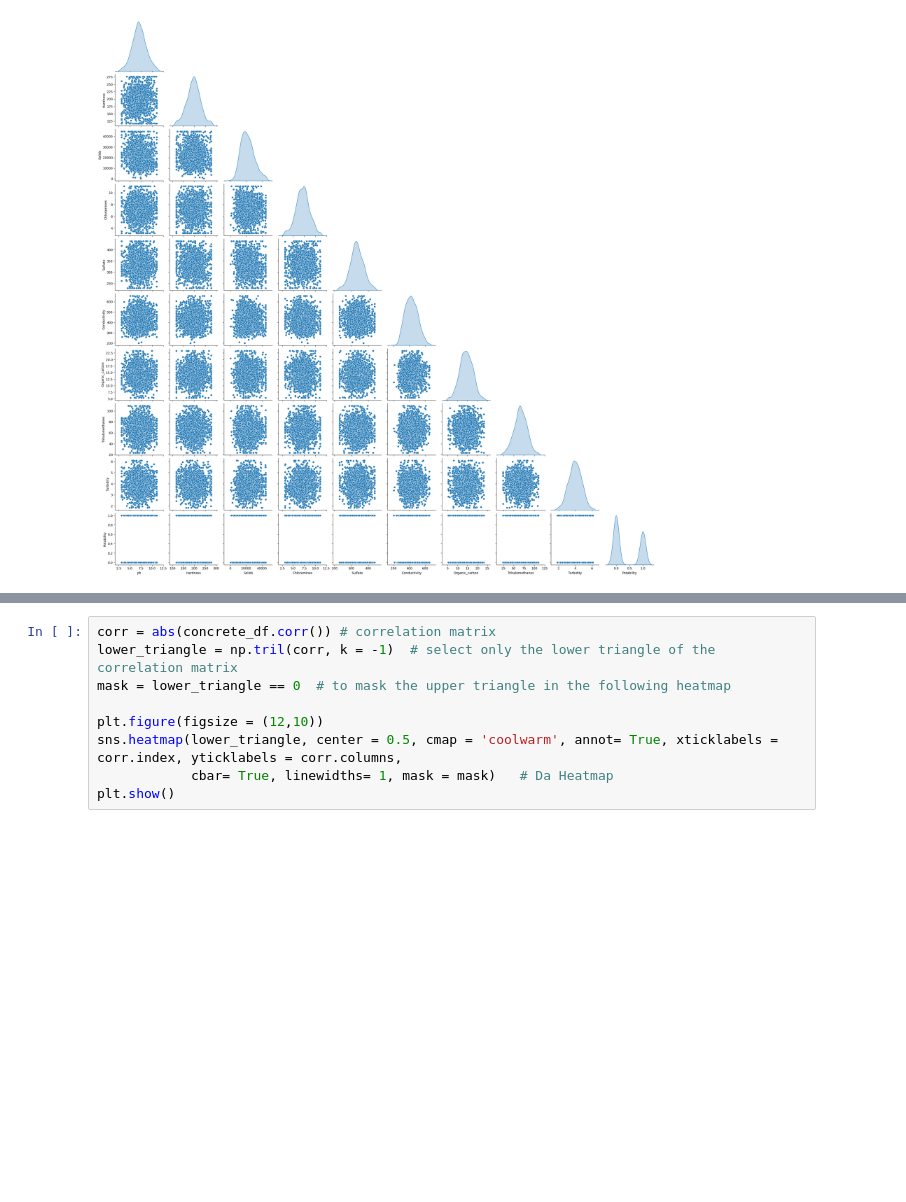
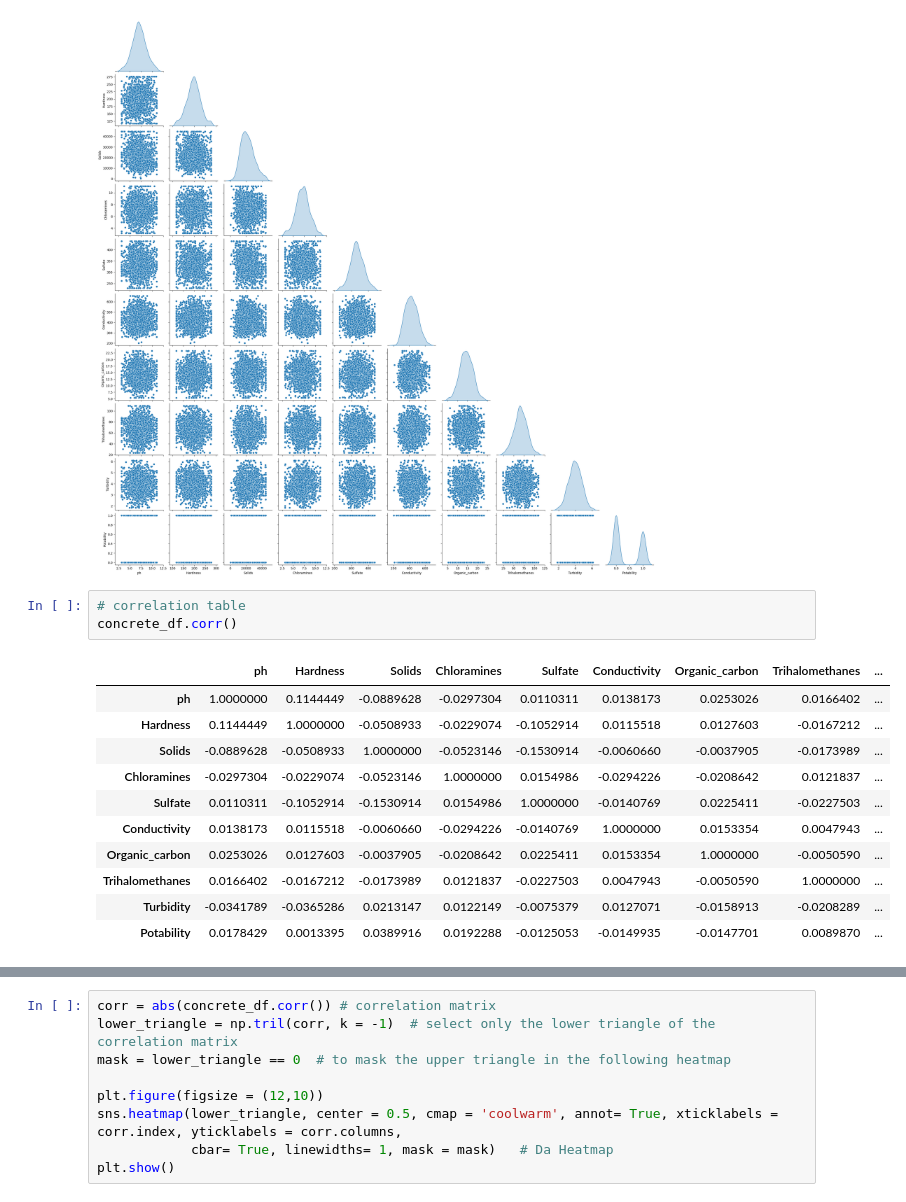
Before and after one commit to cobeo2004/COS40007, a Jupyter notebook: studio-1/studio_1.ipynb, the cells around one changed output, grey strips where cells are left out. Drawn from its saved outputs; the diff is of its cells as text; blank space fills up the shorter version.

```diff
--- a/studio-1/studio_1.ipynb
+++ b/studio-1/studio_1.ipynb
@@ -346,3 +300,18 @@ sns.pairplot(concrete_df, diag_kind="kde", corner=True)
 plt.show()
 # %% [output]
 [figure]
+# %%
+# correlation table
+concrete_df.corr()
+# %% [output]
+|  | ph | Hardness | Solids | Chloramines | Sulfate | Conductivity | Organic_carbon | Trihalomethanes | ... |
+| ph | 1.0000000 | 0.1144449 | -0.0889628 | -0.0297304 | 0.0110311 | 0.0138173 | 0.0253026 | 0.0166402 | ... |
+| Hardness | 0.1144449 | 1.0000000 | -0.0508933 | -0.0229074 | -0.1052914 | 0.0115518 | 0.0127603 | -0.0167212 | ... |
+| Solids | -0.0889628 | -0.0508933 | 1.0000000 | -0.0523146 | -0.1530914 | -0.0060660 | -0.0037905 | -0.0173989 | ... |
+| Chloramines | -0.0297304 | -0.0229074 | -0.0523146 | 1.0000000 | 0.0154986 | -0.0294226 | -0.0208642 | 0.0121837 | ... |
+| Sulfate | 0.0110311 | -0.1052914 | -0.1530914 | 0.0154986 | 1.0000000 | -0.0140769 | 0.0225411 | -0.0227503 | ... |
+| Conductivity | 0.0138173 | 0.0115518 | -0.0060660 | -0.0294226 | -0.0140769 | 1.0000000 | 0.0153354 | 0.0047943 | ... |
+| Organic_carbon | 0.0253026 | 0.0127603 | -0.0037905 | -0.0208642 | 0.0225411 | 0.0153354 | 1.0000000 | -0.0050590 | ... |
+| Trihalomethanes | 0.0166402 | -0.0167212 | -0.0173989 | 0.0121837 | -0.0227503 | 0.0047943 | -0.0050590 | 1.0000000 | ... |
+| Turbidity | -0.0341789 | -0.0365286 | 0.0213147 | 0.0122149 | -0.0075379 | 0.0127071 | -0.0158913 | -0.0208289 | ... |
+| Potability | 0.0178429 | 0.0013395 | 0.0389916 | 0.0192288 | -0.0125053 | -0.0149935 | -0.0147701 | 0.0089870 | ... |
```
Also changed, not shown: parts of 11 cells of this notebook.
